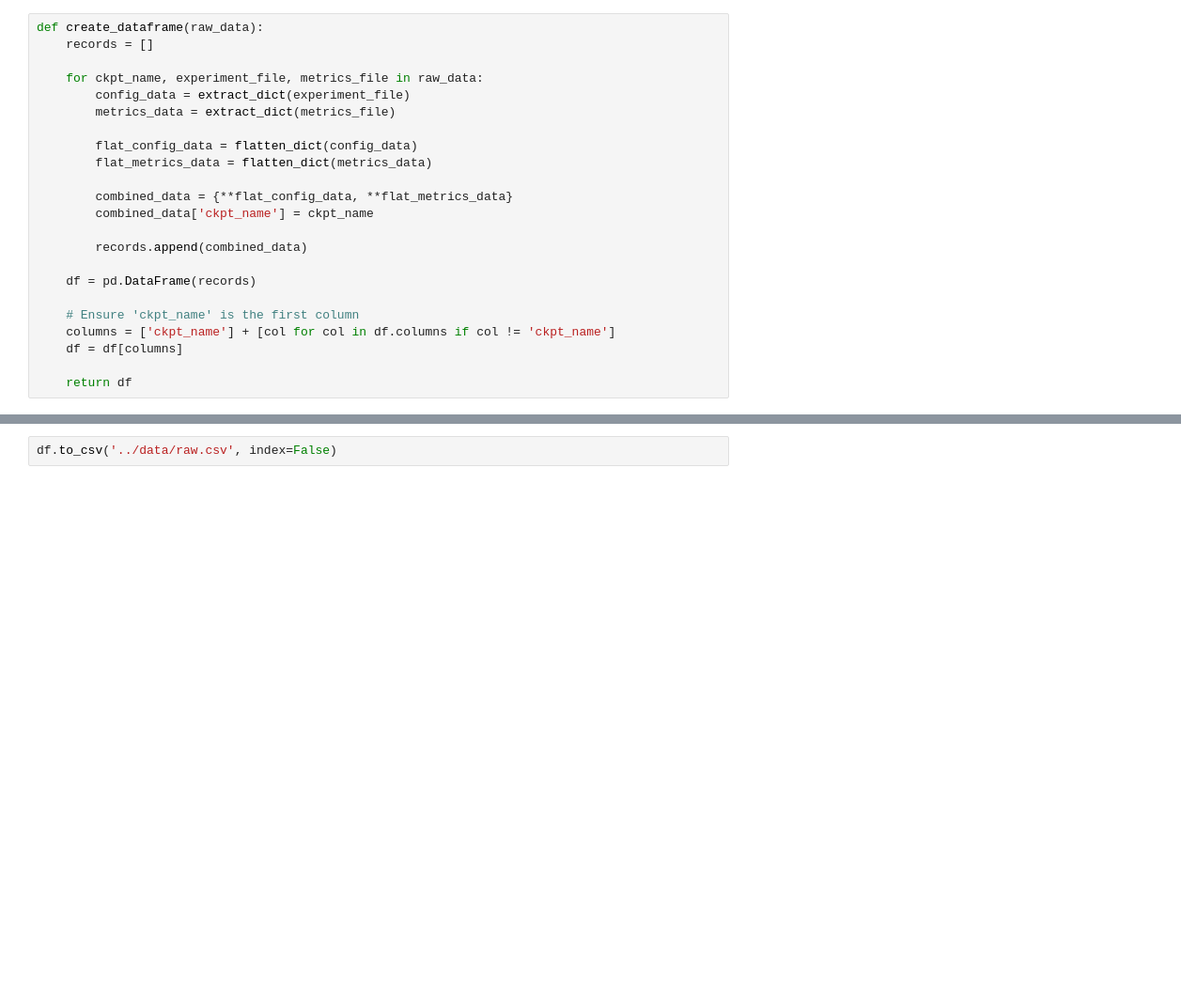
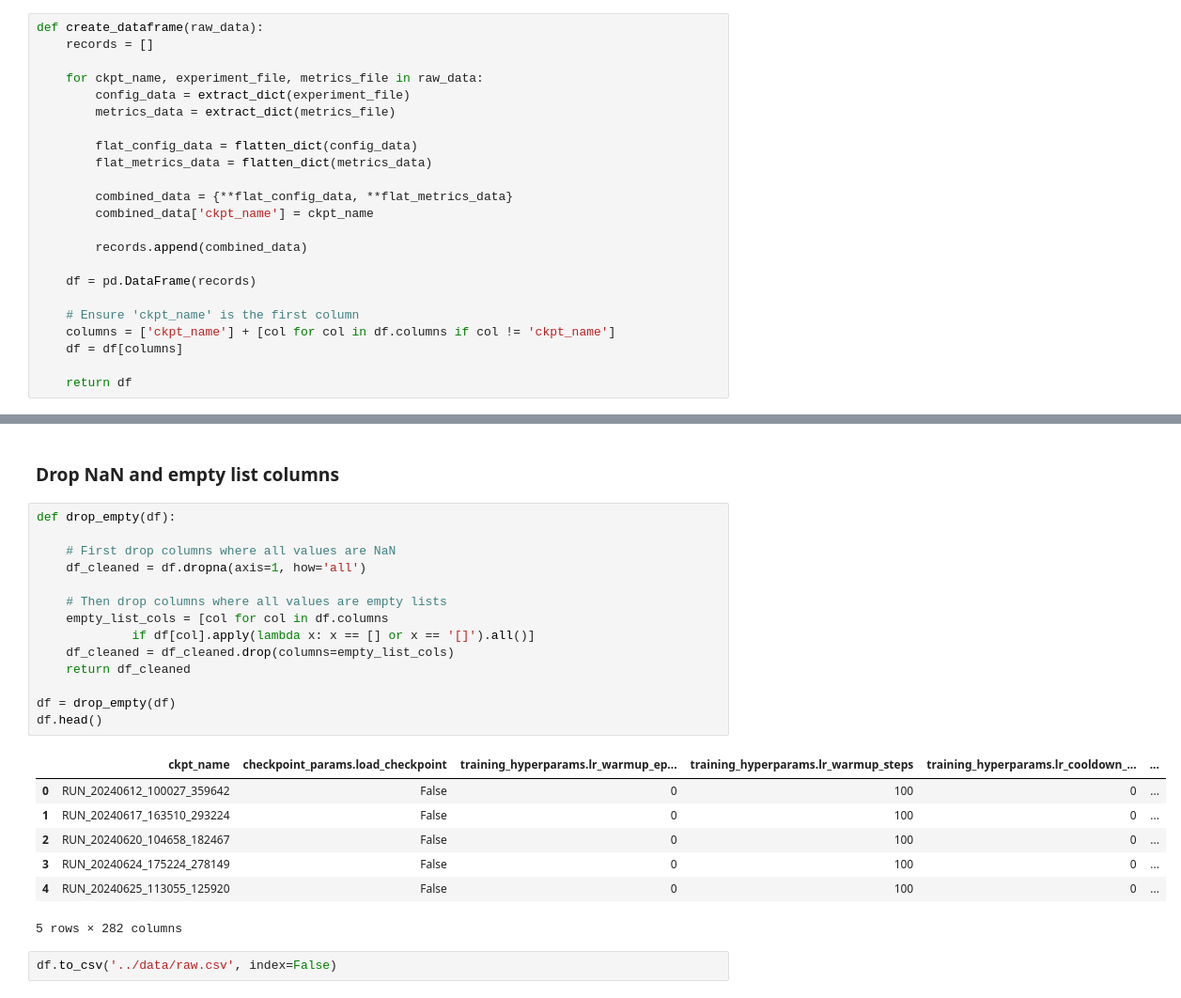
Before and after one commit to REDKAERISZ/DecisionTreeYOLONAS, a Jupyter notebook: notebooks/0.1_raw_data.ipynb, the cells around one changed output, grey strips where cells are left out. Shown: that part at 94% size. Drawn from its saved outputs; the diff is of its cells as text; blank space fills up the shorter version.

```diff
--- a/notebooks/0.1_raw_data.ipynb
+++ b/notebooks/0.1_raw_data.ipynb
@@ -113,2 +132,26 @@ df.head()
+# %% [markdown]
+### Drop NaN and empty list columns
+# %%
+def drop_empty(df):
+
+    # First drop columns where all values are NaN
+    df_cleaned = df.dropna(axis=1, how='all')
+
+    # Then drop columns where all values are empty lists
+    empty_list_cols = [col for col in df.columns
+             if df[col].apply(lambda x: x == [] or x == '[]').all()]
+    df_cleaned = df_cleaned.drop(columns=empty_list_cols)
+    return df_cleaned
+
+df = drop_empty(df)
+df.head()
+# %% [output]
+|  | ckpt_name | checkpoint_params.load_checkpoint | training_hyperparams.lr_warmup_ep... | training_hyperparams.lr_warmup_steps | training_hyperparams.lr_cooldown_... | ... |
+| 0 | RUN_20240612_100027_359642 | False | 0 | 100 | 0 | ... |
+| 1 | RUN_20240617_163510_293224 | False | 0 | 100 | 0 | ... |
+| 2 | RUN_20240620_104658_182467 | False | 0 | 100 | 0 | ... |
+| 3 | RUN_20240624_175224_278149 | False | 0 | 100 | 0 | ... |
+| 4 | RUN_20240625_113055_125920 | False | 0 | 100 | 0 | ... |
+5 rows × 282 columns
 # %%
 df.to_csv('../data/raw.csv', index=False)
```
Also changed, not shown: parts of 7 cells of this notebook.
